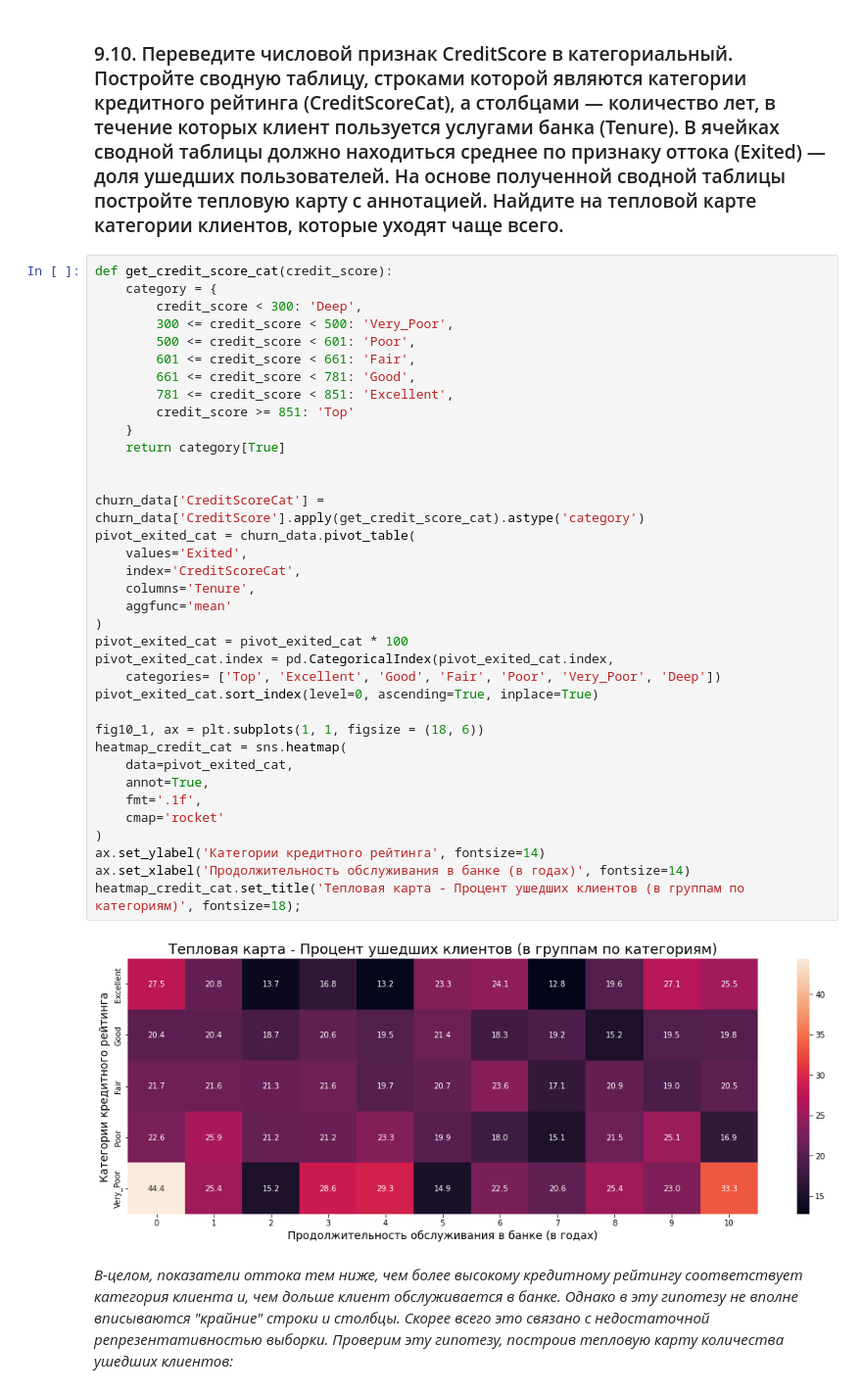
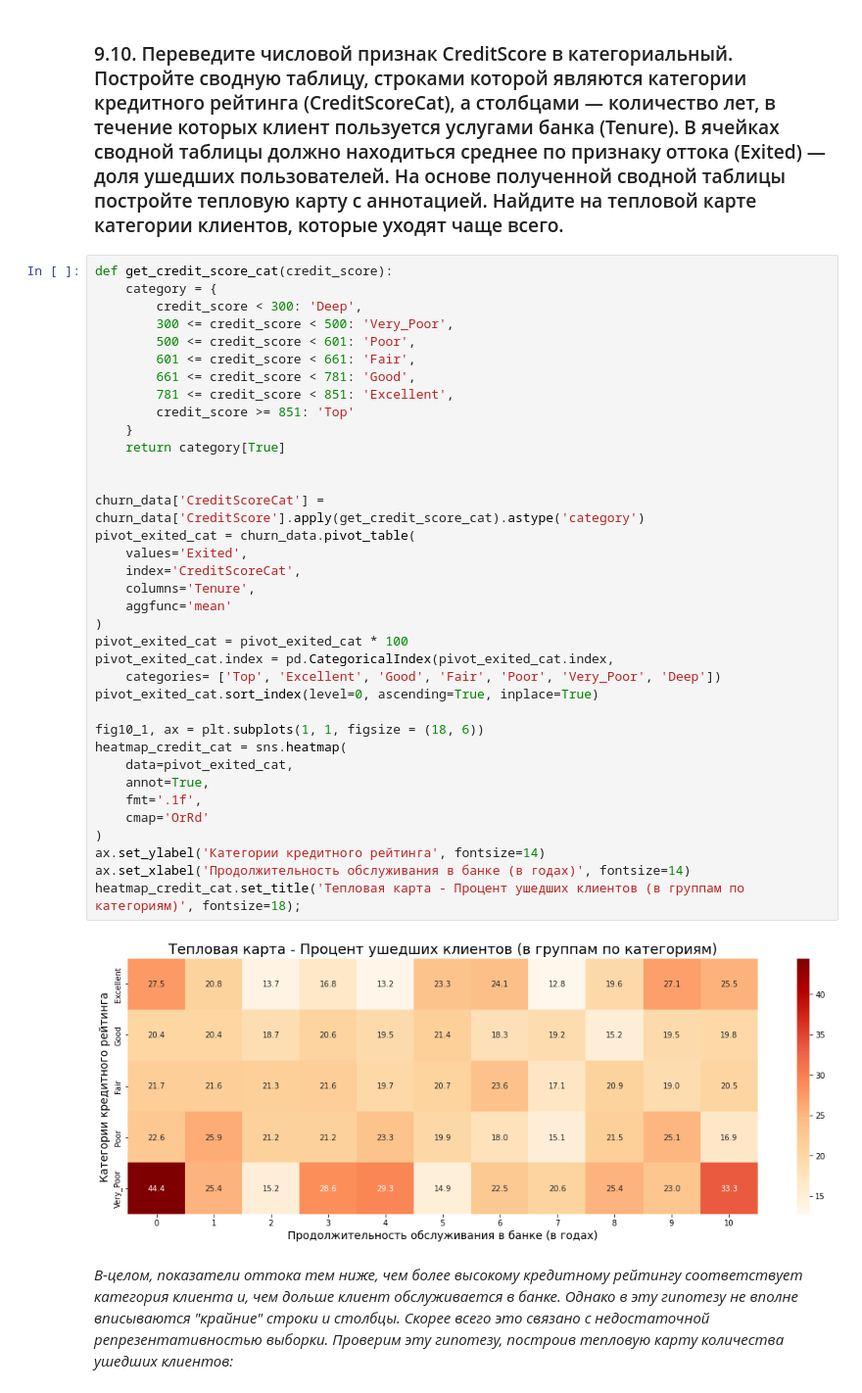
Before and after one commit to MargoDS/sf_data_science, a Jupyter notebook: modul_13/final_modul_13.ipynb, the cells around one changed output. Shown at 98% size. Cells and saved outputs as stored; diff of their text form.

```diff
--- a/modul_13/final_modul_13.ipynb
+++ b/modul_13/final_modul_13.ipynb
@@ -335,35 +333,35 @@ def get_credit_score_cat(credit_score):
         601 <= credit_score < 661: 'Fair',
         661 <= credit_score < 781: 'Good',
         781 <= credit_score < 851: 'Excellent',
         credit_score >= 851: 'Top'
     }
     return category[True]
 
 
 churn_data['CreditScoreCat'] = churn_data['CreditScore'].apply(get_credit_score_cat).astype('category')
 pivot_exited_cat = churn_data.pivot_table(
     values='Exited',
     index='CreditScoreCat',
     columns='Tenure',
     aggfunc='mean'
 )
 pivot_exited_cat = pivot_exited_cat * 100
 pivot_exited_cat.index = pd.CategoricalIndex(pivot_exited_cat.index,
     categories= ['Top', 'Excellent', 'Good', 'Fair', 'Poor', 'Very_Poor', 'Deep'])
 pivot_exited_cat.sort_index(level=0, ascending=True, inplace=True)
 
 fig10_1, ax = plt.subplots(1, 1, figsize = (18, 6))
 heatmap_credit_cat = sns.heatmap(
     data=pivot_exited_cat,
     annot=True,
     fmt='.1f',
-    cmap='rocket'
+    cmap='OrRd'
 )
 ax.set_ylabel('Категории кредитного рейтинга', fontsize=14)
 ax.set_xlabel('Продолжительность обслуживания в банке (в годах)', fontsize=14)
 heatmap_credit_cat.set_title('Тепловая карта - Процент ушедших клиентов (в группам по категориям)', fontsize=18);
 # %% [output]
-[figure, old version]
+[figure, new version]
 # %% [markdown]
 *В-целом, показатели оттока тем ниже, чем более высокому кредитному рейтингу соответствует категория клиента и, чем дольше клиент обслуживается в банке. Однако в эту гипотезу не вполне вписываются "крайние" строки и столбцы. Скорее всего это связано с недостаточной репрезентативностью выборки.*
 *Проверим эту гипотезу, построив тепловую карту количества ушедших клиентов:*
```
Also changed, not shown: parts of 4 cells of this notebook.
